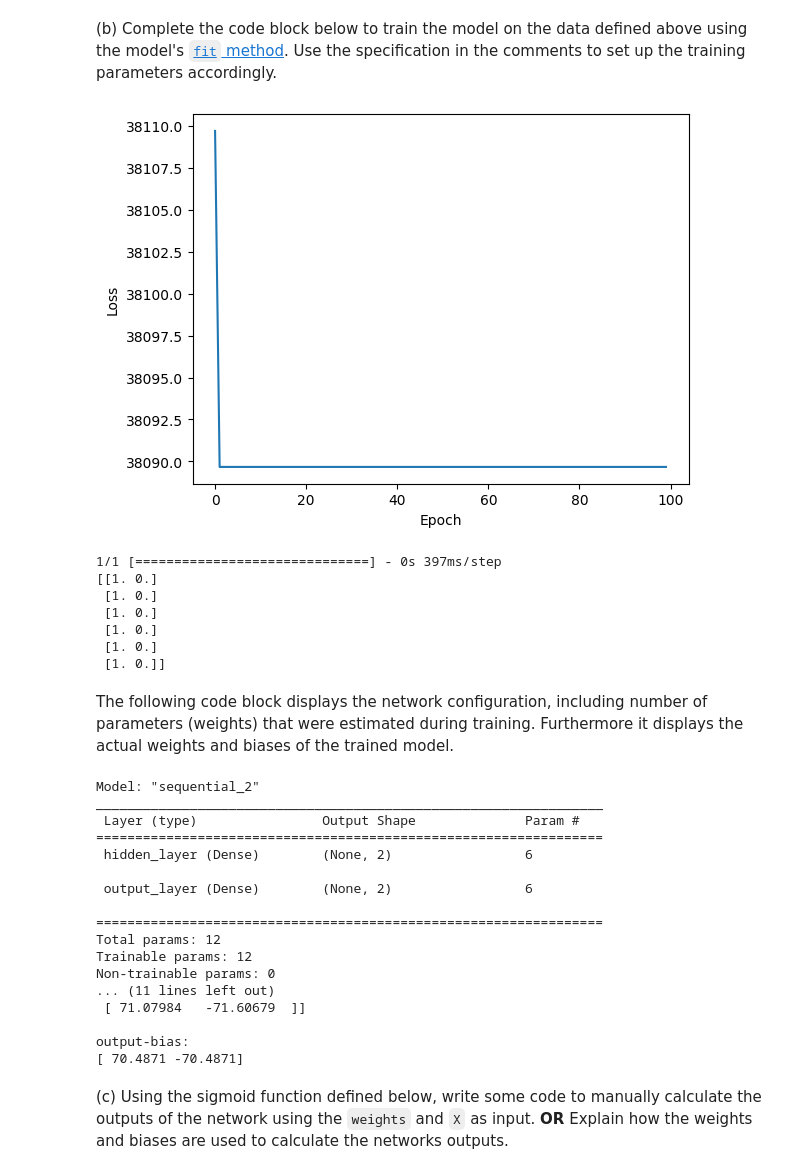
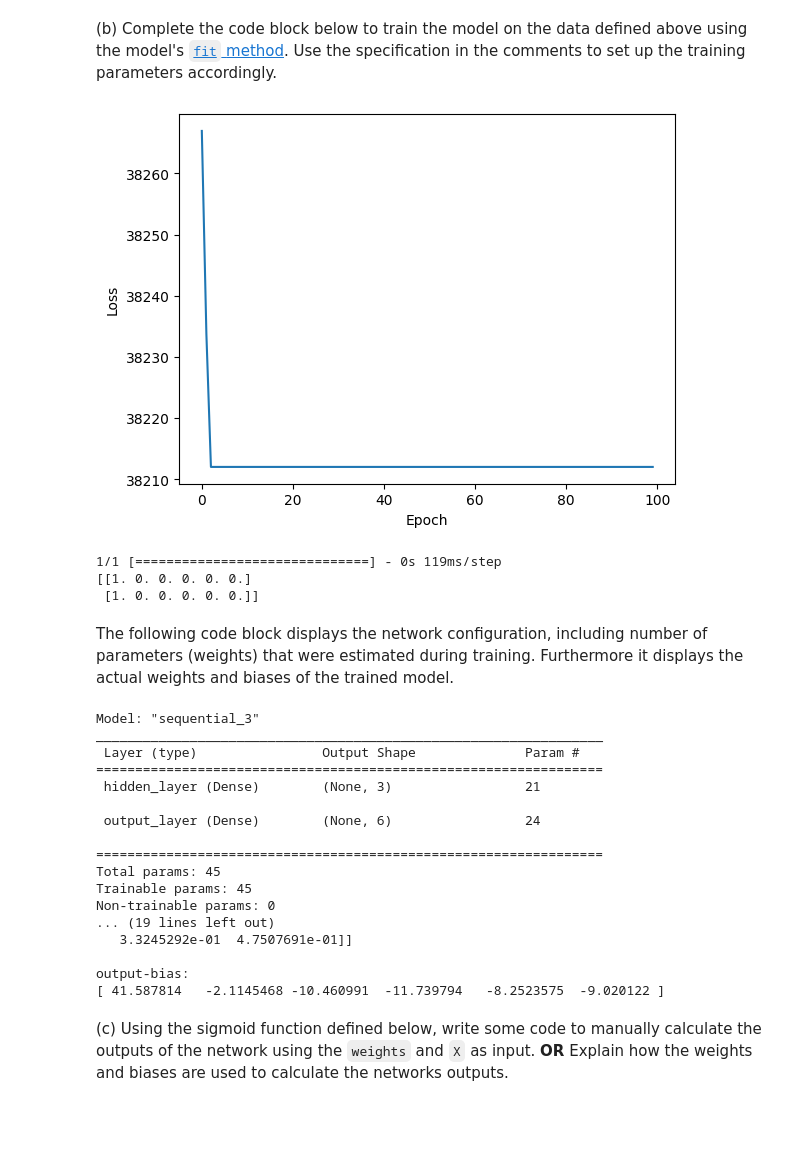
Before and after one commit to HanSong19/PALS0039-Introduction-to-Deep-Learning-for-Speech-and-Language-Processing-, a Jupyter notebook: Ex_3_1_Keras Practice_thesis data.ipynb, the cells around one changed output. Cells and saved outputs as stored; diff of their text form; code cells hidden in the pictures; blank space fills up the shorter version.

```diff
--- a/Ex_3_1_Keras Practice_thesis data.ipynb
+++ b/Ex_3_1_Keras Practice_thesis data.ipynb
@@ -81,9 +81,9 @@ def build_model():
 
   model = Sequential()
 
-  model.add(Dense(2, activation='softmax', input_shape=(2,), name="hidden_layer"))
+  model.add(Dense(3, activation='softmax', input_shape=(6,), name="hidden_layer"))
 
-  model.add(Dense(2, activation='softmax', name="output_layer"))
+  model.add(Dense(6, activation='softmax', name="output_layer"))
 
   sgd = SGD(learning_rate=0.1, momentum=0.9)
 
@@ -91,23 +91,29 @@ def build_model():
   return model
 
 # Input data
+X2= np.array([[24,12,8,0,8,0],
+              [0,0,0,4,0,4]])
+X= np.array([[24.0,0.0],
+              [12.0,0.0],
+              [8.0,0.0],
+              [0.0,4.0],
+              [8.0,0.0],
+              [0.0,4.0]])
 
-Y = np.array([[548.0,0.0],
+
+
+Y = np.array([[548,0.0],
               [290.0,0.0],
               [196.0,5.0],
               [35.0,41.0],
               [173.0,13.0],
               [42.0,45.0]])
 
-X = np.array([[24.0,0.0],
-              [12.0,0.0],
-              [8.0,0.0],
-              [0.0,4.0],
-              [8.0,0.0],
-              [0.0,4.0]])
+Y2 = np.array([[548,290,196,35,173,42],
+               [0,0,5,41,13,45]])
 
-print("Input\n", X)
-print("Output\n", Y)
+print("Input\n", X2)
+print("Output\n", Y2)
 
 #(a)
 # - Regression
@@ -146,36 +144,32 @@ Y
 # %% [markdown]
 (b) Complete the code block below to train the model on the data defined above using the model's [`fit` method](https://keras.io/api/models/model_training_apis/#fit-method). Use the specification in the comments to set up the training parameters accordingly.
 # %%
-# Build the model using the earlier function
+2# Build the model using the earlier function
 # Now my model is created (4 input, 2 hidden, 4 output as designed in the previous cell)
 model = build_model()
 
 # Train the model using 1000 iterations through the dataset with weight updates after processing each individual sample:
 # verbos: shows the process, verbose = 0: shows nothing, verbose = 1 shows === process, verbose = 2 shows 1/1000
 #(b) train the model and show the history of loss
-training = model.fit(X,Y, epochs=100, batch_size=1, verbose=0)
+training = model.fit(X2,Y2, epochs=100, batch_size=1, verbose=0)
 
 # Plot the value of the loss function over training
 # .history['loss'] shows the training records of 'lose'. I can also search the record of ['accuracy'], ['val_accuacy'] etc.
 plt.plot(training.history['loss'])
 plt.xlabel('Epoch')
 plt.ylabel('Loss')
 plt.show()
 
 # Print the predicted output values for the training data
 # predit the input data (X)
 # np.around is used to round floating-point datatypes
-prediction = model.predict(X)
+prediction = model.predict(X2)
 print(np.around(prediction, decimals=2), sep="\n")
 # %% [output]
-[figure, old version]
+[figure, new version]
-1/1 [==============================] - 0s 397ms/step
-[[1. 0.]
- [1. 0.]
- [1. 0.]
- [1. 0.]
- [1. 0.]
- [1. 0.]]
+1/1 [==============================] - 0s 119ms/step
+[[1. 0. 0. 0. 0. 0.]
+ [1. 0. 0. 0. 0. 0.]]
 # %% [markdown]
 The following code block displays the network configuration, including number of parameters (weights) that were estimated during training. Furthermore it displays the actual weights and biases of the trained model.
 # %%
@@ -192,23 +186,23 @@ print("hidden-bias:", weights[1], "", sep="\n")
 print("output-to-hidden:", weights[2], "", sep="\n")
 print("output-bias:", weights[3], "", sep="\n")
 # %% [output]
-Model: "sequential_2"
+Model: "sequential_3"
 _________________________________________________________________
  Layer (type)                Output Shape              Param #
 =================================================================
- hidden_layer (Dense)        (None, 2)                 6
+ hidden_layer (Dense)        (None, 3)                 21
 
- output_layer (Dense)        (None, 2)                 6
+ output_layer (Dense)        (None, 6)                 24
 
 =================================================================
-Total params: 12
-Trainable params: 12
+Total params: 45
+Trainable params: 45
 Non-trainable params: 0
-... (11 lines left out)
- [ 71.07984   -71.60679  ]]
+... (19 lines left out)
+   3.3245292e-01  4.7507691e-01]]
 
 output-bias:
-[ 70.4871 -70.4871]
+[ 41.587814   -2.1145468 -10.460991  -11.739794   -8.2523575  -9.020122 ]
 # %% [markdown]
 (c) Using the sigmoid function defined below, write some code to manually calculate the outputs of the network using the `weights` and `X` as input. **OR** Explain how the weights and biases are used to calculate the networks outputs.
 # %%
```
Also changed, not shown: parts of 4 cells of this notebook.
